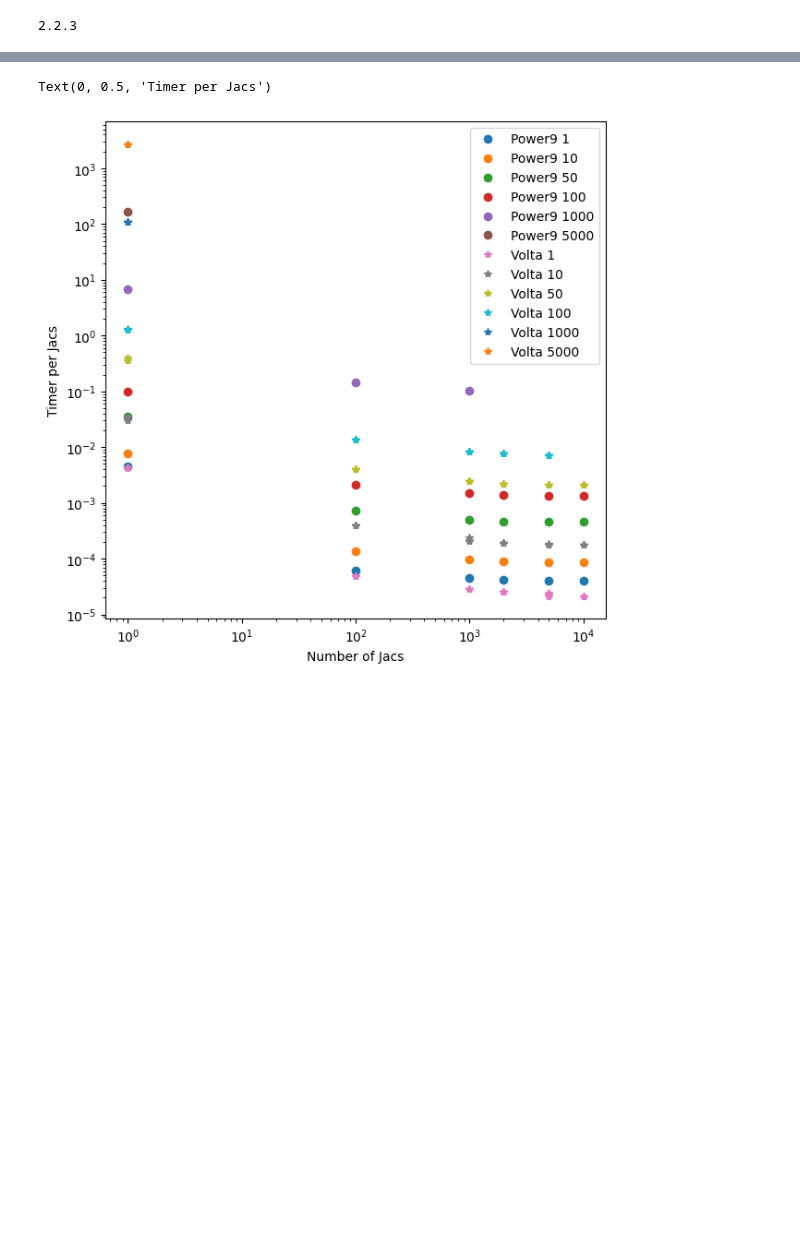
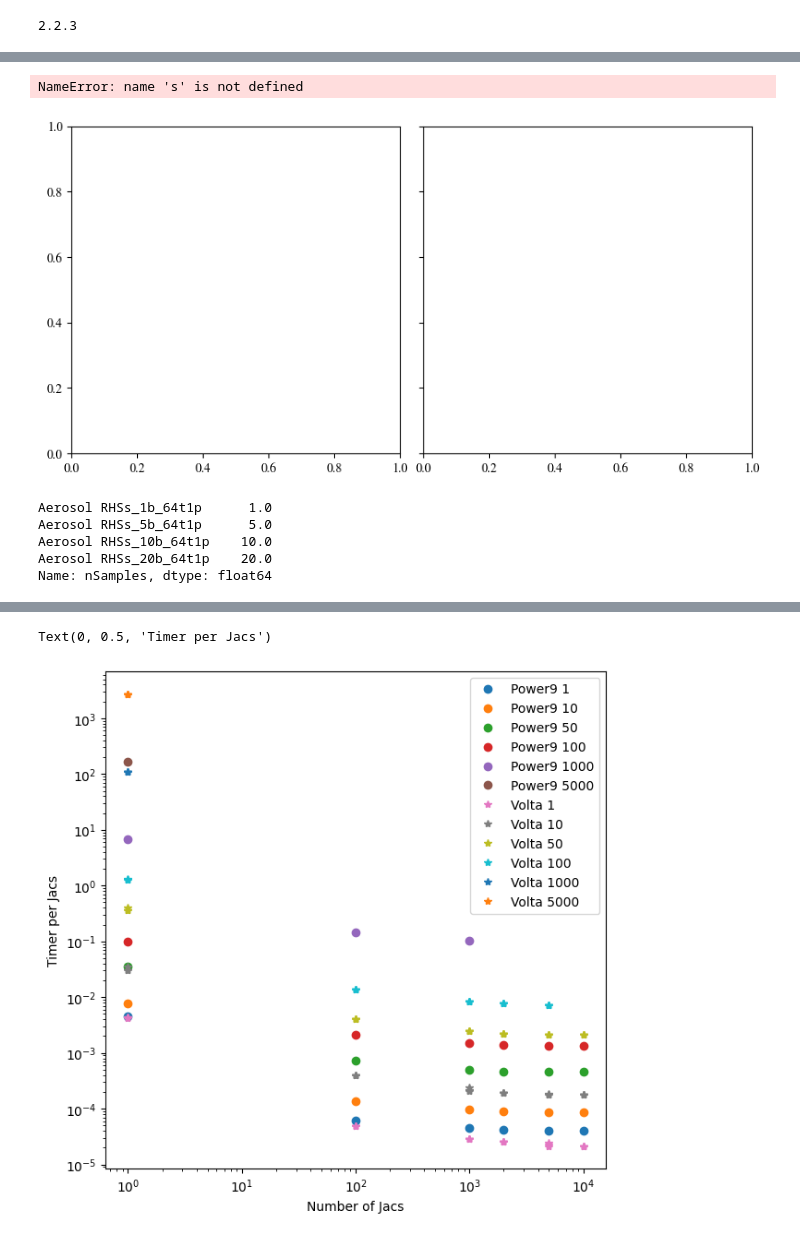
Before and after one commit to PCLAeroParams/TChem-atm, a Jupyter notebook: scripts/aerosol_performance/CB05CL_AE5_w_simpolSOA/plot_aerosol_rhs.ipynb, the cells around one changed output, grey strips where cells are left out. Cells and saved outputs as stored; diff of their text form; code cells hidden in the pictures; blank space fills up the shorter version.

```diff
--- a/scripts/aerosol_performance/CB05CL_AE5_w_simpolSOA/plot_aerosol_rhs.ipynb
+++ b/scripts/aerosol_performance/CB05CL_AE5_w_simpolSOA/plot_aerosol_rhs.ipynb
@@ -17,3 +22,8 @@ dev_str = 'HOST/rhss-no_sacado'
 dev_dir = os.path.join(proj_root, dev_str)
 json_pattern = os.path.join(str(dev_dir),'wall_*.json')
 cpu_list= glob.glob(json_pattern)
+
+dev_str = 'CUDA/rhss-no_sacado'
+dev_dir = os.path.join(proj_root, dev_str)
+json_pattern = os.path.join(str(dev_dir),'wall_*.json')
+gpu_list= glob.glob(json_pattern)
@@ -102,0 +92,65 @@ Name: nSamples, dtype: float64
+# %%
+def formatPlotGrid(ax, **kwargs):
+    """Helper function for formatting plot grid
+    """
+    major_lw = kwargs.get('major_lw', 1)
+    minor_lw = kwargs.get('minor_lw', 1)
+    tick_labelsize = kwargs.get('tick_labelsize', 13)
+    ax.grid(which = "major", linewidth = major_lw, axis='y', ls="dotted", dashes=(major_lw,6), c='#414141', alpha=.5)
+    ax.grid(which = "minor", linewidth = minor_lw, axis='y', ls="dotted", dashes=(minor_lw,6), c='white')
+    ax.grid(which = "minor", linewidth = minor_lw, axis='x', ls="dotted", dashes=(minor_lw,6), c='#414141')
+    ax.grid(which = "major", linewidth = major_lw, axis='x', ls="dotted", dashes=(major_lw,6), c='#414141')
+    ax.tick_params(axis='both', labelsize=tick_labelsize, which='major', direction='in', top=True, right=True, bottom=True, left=True)
+    ax.tick_params(axis='both', which='minor',direction='in',top=True, right=True, bottom=True, left=True)
+# %%
+import matplotlib.colors as mcolors
+import matplotlib
+matplotlib.rcParams['mathtext.fontset'] = 'stix'
+matplotlib.rcParams['font.family'] = 'STIXGeneral'
+
+cmap = plt.get_cmap('tab10').colors
+hex_colors = [mcolors.to_hex(color) for color in cmap]
+
+fig, axs = plt.subplots(1,2, figsize=(8,4), sharey=True, layout='constrained')
+
+colors = ['r', 'g', 'b']
+symbols = ['+', 'x']
+i = 0
+for c, particles in zip(hex_colors, cpu_rhs.nParticles.unique()):
+
+    #for s, threads in zip(symbols, cpu_rhs.nThread.unique()):
+    threads = 64
+    size = cpu_rhs[(cpu_rhs.nParticles==particles) & (cpu_rhs.nThread==threads)].Problem_size
+    time = cpu_rhs[(cpu_rhs.nParticles==particles) & (cpu_rhs.nThread==threads)].per_sample
+    axs[0].scatter(size, time, c=c, label=f'$N_p$: {particles:3.0f}, $N_T$: {threads:3.0f}', marker=s)
+
+    i += 1
+
+for c, particles in zip(hex_colors, gpu_rhs.nParticles.unique()):
+    size = gpu_rhs[(gpu_rhs.nParticles==particles)].Problem_size
+    time = gpu_rhs[(gpu_rhs.nParticles==particles)].per_sample
+    axs[1].scatter(size, time, c=c, label=f'$N_p$: {particles:3.0f}', marker='o')
+
+for ax in axs.flatten():
+
+    ax.set_xlabel('Problem size')
+    ax.set_yscale('log')
+    ax.set_xscale('log')
+    ax.legend(fontsize=9, ncol=1)
+    formatPlotGrid(ax, major_lw=.7, minor_lw=.5, tick_labelsize=10)
+    #ax.set_ylim(1e-7, 2e-4)
+    #ax.set_xlim(8, 1.3e5)
+axs[0].set_title('CPU', fontsize=11)
+axs[1].set_title('GPU', fontsize=11)
+axs[0].set_ylabel('RHS Compute Time (s)')
+# %% [output]
+NameError: name 's' is not defined
+[figure, added]
+# %%
+cpu_rhs[(cpu_rhs.nParticles==1) & (cpu_rhs.nThread==64)].nSamples
+# %% [output]
+Aerosol RHSs_1b_64t1p      1.0
+Aerosol RHSs_5b_64t1p      5.0
+Aerosol RHSs_10b_64t1p    10.0
+Aerosol RHSs_20b_64t1p    20.0
+Name: nSamples, dtype: float64
```
Also changed, not shown: parts of 20 cells of this notebook, 2 other files.
